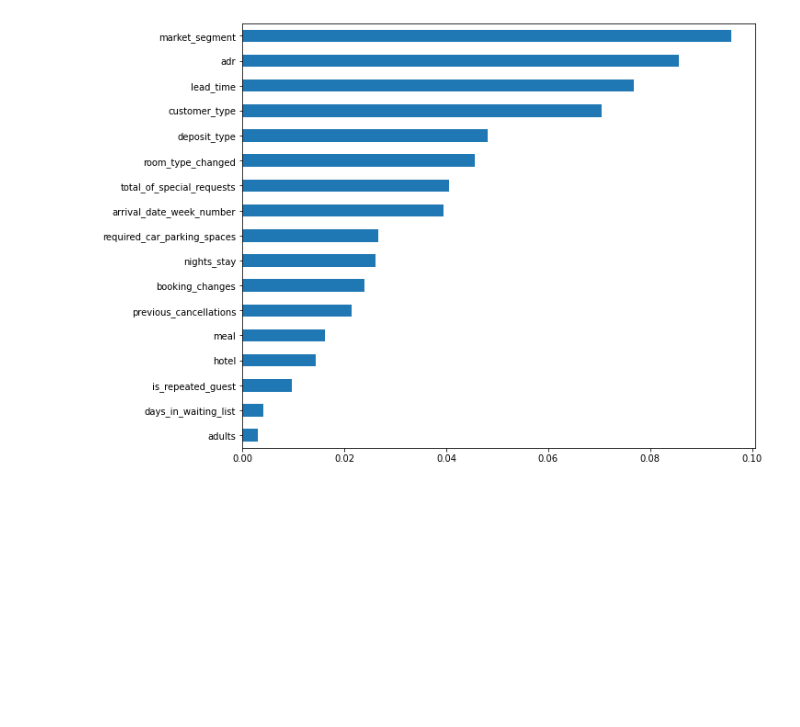
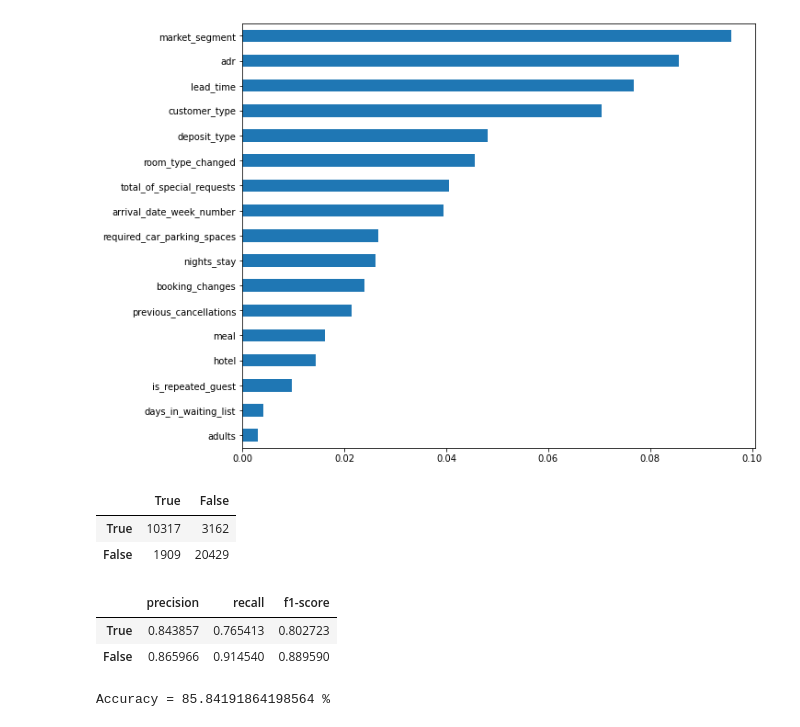
Before and after one commit to karencfisher/Hotel-Cancellations, a Jupyter notebook: notebooks/cancellations2.ipynb, the cells around one changed output. Cells and saved outputs as stored; diff of their text form; code cells hidden in the pictures; blank space fills up the shorter version.

```diff
--- a/notebooks/cancellations2.ipynb
+++ b/notebooks/cancellations2.ipynb
@@ -326,3 +326,24 @@ days_in_waiting_list           0.004070
 adults                         0.002957
 dtype: float64
 [figure]
+# %%
+y_pred = xg_pipeline2.predict(X_test)
+# %%
+results = tools.class_metrics(y_test, y_pred)
+results[0]
+# %% [output]
+|  | True | False |
+| True | 10317 | 3162 |
+| False | 1909 | 20429 |
+# %%
+results[1]
+# %% [output]
+|  | precision | recall | f1-score |
+| True | 0.843857 | 0.765413 | 0.802723 |
+| False | 0.865966 | 0.914540 | 0.889590 |
+# %%
+from sklearn.metrics import accuracy_score
+accuracy = accuracy_score(y_test, y_pred)
+print(f'Accuracy = {accuracy * 100} %')
+# %% [output]
+Accuracy = 85.84191864198564 %
```
Also changed, not shown: parts of 2 cells of this notebook.
